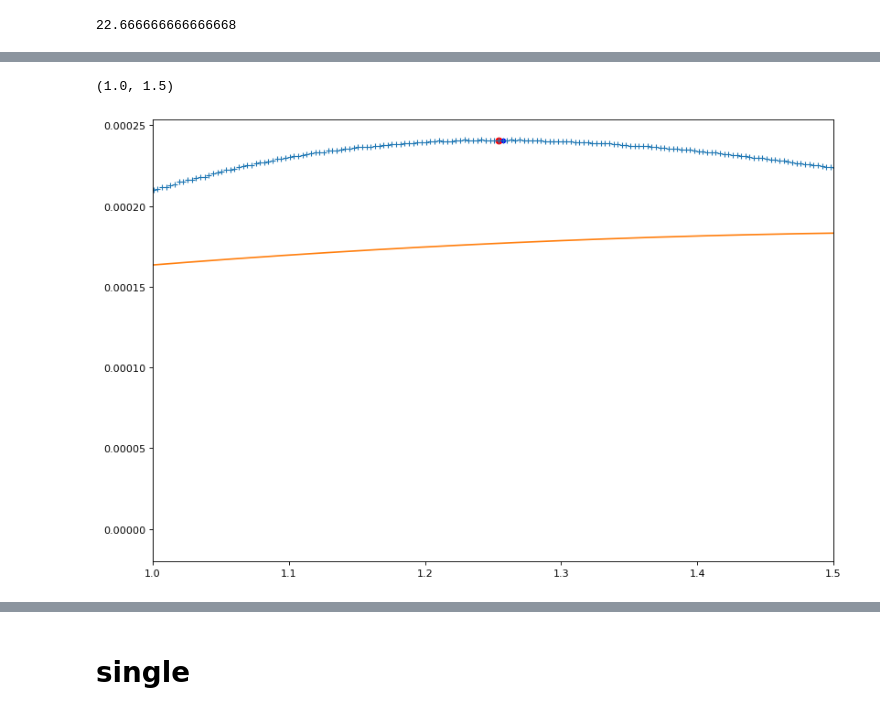
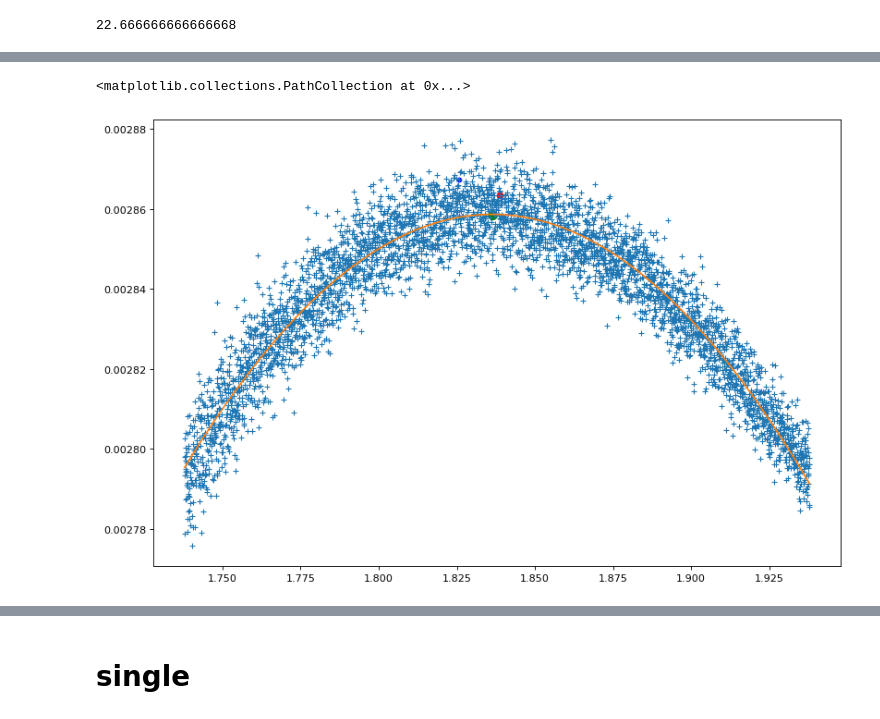
Before and after one commit to ashmat98/ising-model, a Jupyter notebook: python/heat-capacity.ipynb, the cells around one changed output, grey strips where cells are left out. Drawn from its saved outputs; the diff is of its cells as text; code cells hidden in the pictures.

```diff
--- a/python/heat-capacity.ipynb
+++ b/python/heat-capacity.ipynb
@@ -143,23 +143,23 @@ plt.legend()
-# %%
-df4 = gb.get_group(2)
-plt.plot(df4.temp, df4.C/N**2,"+", label=f"{N}")
-
-def f(x, p, a, b):
-        return a - b*abs(x-(p))**(2)
-popt, popt_cov = curve_fit(f, df4.temp, df4.C/N**2, maxfev=3000,
-                                  p0=[TTc+0.3, 1.5, 1])
-plt.plot(df4.temp, f(df4.temp, *popt))
-plt.scatter(popt[0], f(popt[0], *popt), c="g", s=80)
-
-pid = find_peak(df4.C, l=5, r=30)
-plt.scatter(df4.temp.iloc[pid], df4.C.iloc[pid]/N**2, c="r")
-pid = find_peak(df4.C, l=10, r=60)
-plt.scatter(df4.temp.iloc[pid], df4.C.iloc[pid]/N**2, c="b", s=15)
-# plt.xlim(2,2.5)
-plt.xlim(1,1.5)
-# %% [output]
-(1.0, 1.5)
-[figure, removed]
+# %%
+df4 = gb.get_group(6)
+plt.plot(df4.temp, df4.C/N**2,"+", label=f"{N}")
+
+def f(x, p, a, b):
+        return a - b*abs(x-(p))**(2)
+popt, popt_cov = curve_fit(f, df4.temp, df4.C/N**2, maxfev=3000,
+                                  p0=[TTc, 1.5, 1])
+plt.plot(df4.temp, f(df4.temp, *popt))
+plt.scatter(popt[0], f(popt[0], *popt), c="g", s=80)
+
+pid = find_peak(df4.C, l=5, r=30)
+plt.scatter(df4.temp.iloc[pid], df4.C.iloc[pid]/N**2, c="r")
+pid = find_peak(df4.C, l=10, r=60)
+plt.scatter(df4.temp.iloc[pid], df4.C.iloc[pid]/N**2, c="b", s=15)
+# plt.xlim(2,2.5)
+# plt.xlim(1,1.5)
+# %% [output]
+<matplotlib.collections.PathCollection at 0x...>
+[figure, added]
 # %%
 plt.plot(Ns, Tcs1)
 plt.plot(Ns, Tcs2)
```
Also changed, not shown: parts of 30 cells of this notebook, 5 other files.
